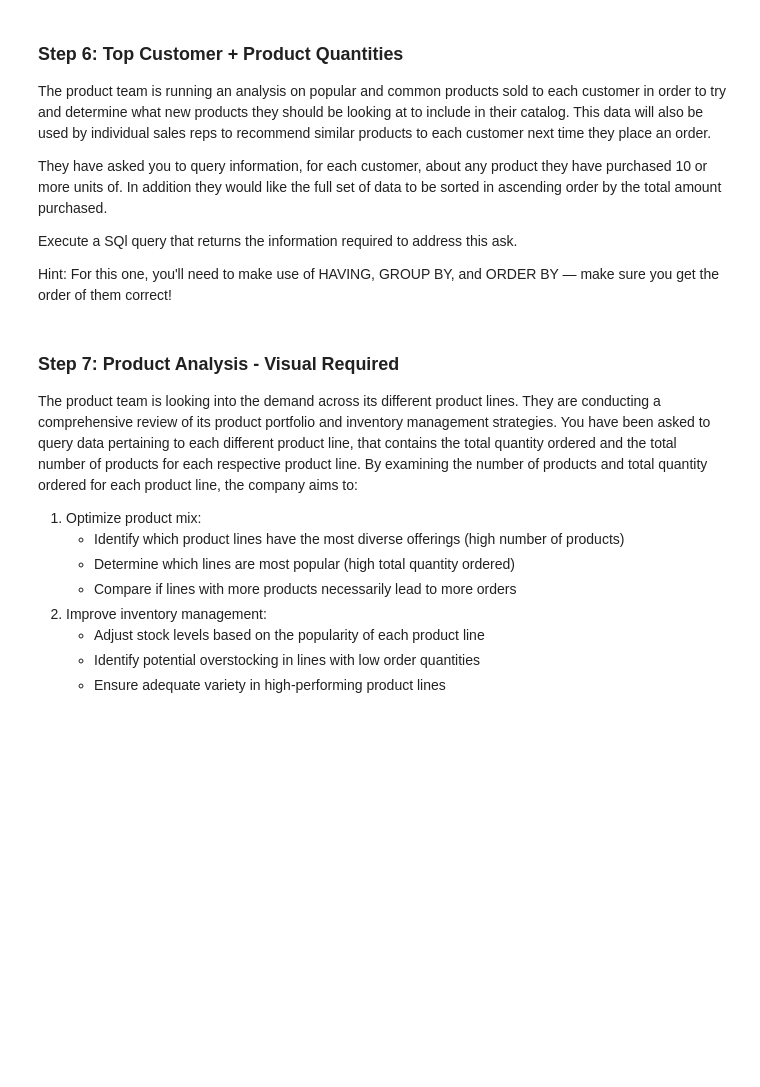
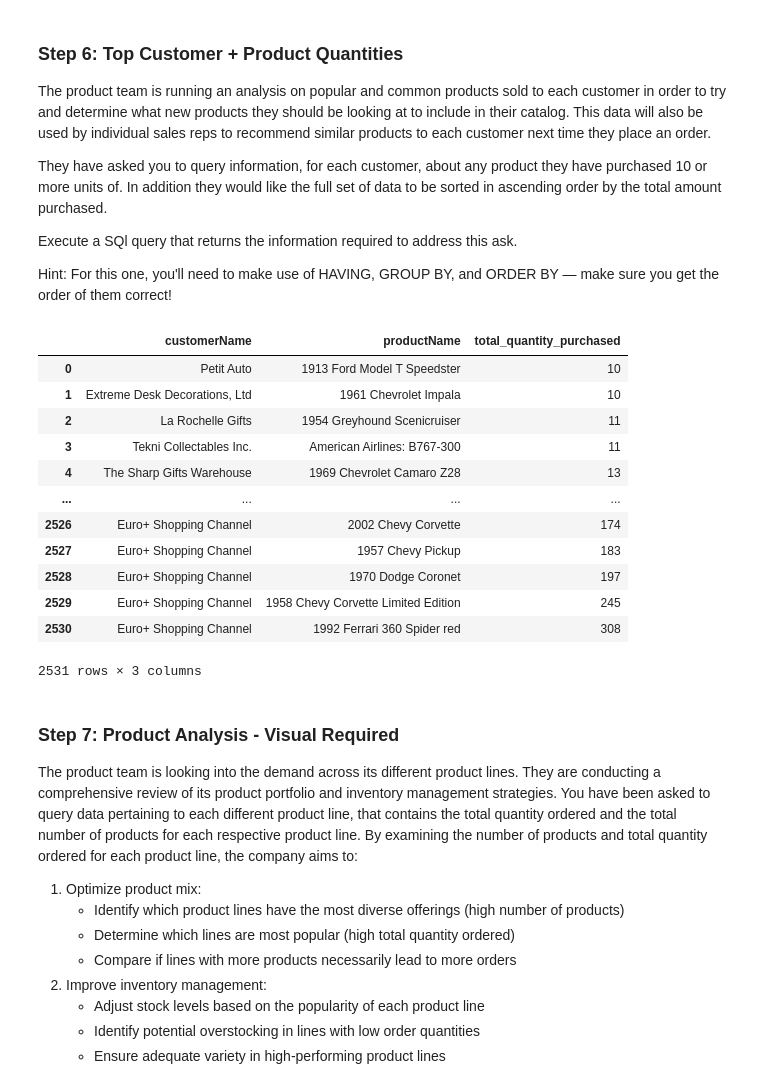
Before and after one commit to drivernf/dsc-sql-summative-lab, a Jupyter notebook: SQLSummativeLab.ipynb, the cells around one changed output. Cells and saved outputs as stored; diff of their text form; code cells hidden in the pictures; blank space fills up the shorter version.

Commit message:
Customer product quantities

```diff
--- a/SQLSummativeLab.ipynb
+++ b/SQLSummativeLab.ipynb
@@ -242,3 +239,36 @@ None
+# %%
+# Replace None with you code
+customer_product_quantities = pd.read_sql_query("""
+    SELECT c.customerName,
+           p.productName,
+           SUM(CAST(od.quantityOrdered AS INTEGER)) AS total_quantity_purchased
+    FROM customers c
+    JOIN orders o
+        ON c.customerNumber = o.customerNumber
+    JOIN orderdetails od
+        ON o.orderNumber = od.orderNumber
+    JOIN products p
+        ON od.productCode = p.productCode
+    GROUP BY c.customerNumber, c.customerName, p.productCode, p.productName
+    HAVING SUM(CAST(od.quantityOrdered AS INTEGER)) >= 10
+    ORDER BY total_quantity_purchased ASC
+""", conn)
+
+customer_product_quantities
+# %% [output]
+|  | customerName | productName | total_quantity_purchased |
+| 0 | Petit Auto | 1913 Ford Model T Speedster | 10 |
+| 1 | Extreme Desk Decorations, Ltd | 1961 Chevrolet Impala | 10 |
+| 2 | La Rochelle Gifts | 1954 Greyhound Scenicruiser | 11 |
+| 3 | Tekni Collectables Inc. | American Airlines: B767-300 | 11 |
+| 4 | The Sharp Gifts Warehouse | 1969 Chevrolet Camaro Z28 | 13 |
+| ... | ... | ... | ... |
+| 2526 | Euro+ Shopping Channel | 2002 Chevy Corvette | 174 |
+| 2527 | Euro+ Shopping Channel | 1957 Chevy Pickup | 183 |
+| 2528 | Euro+ Shopping Channel | 1970 Dodge Coronet | 197 |
+| 2529 | Euro+ Shopping Channel | 1958 Chevy Corvette Limited Edition | 245 |
+| 2530 | Euro+ Shopping Channel | 1992 Ferrari 360 Spider red | 308 |
+2531 rows × 3 columns
 # %% [markdown]
 ### Step 7: Product Analysis - Visual Required
 
```
Also changed, not shown: parts of 1 cell of this notebook.
